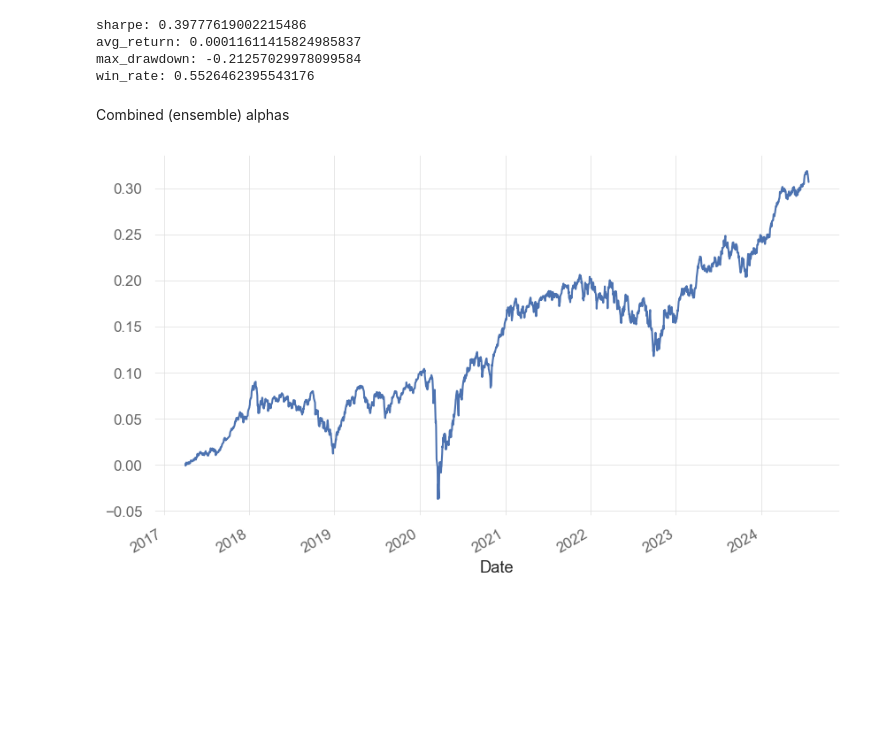
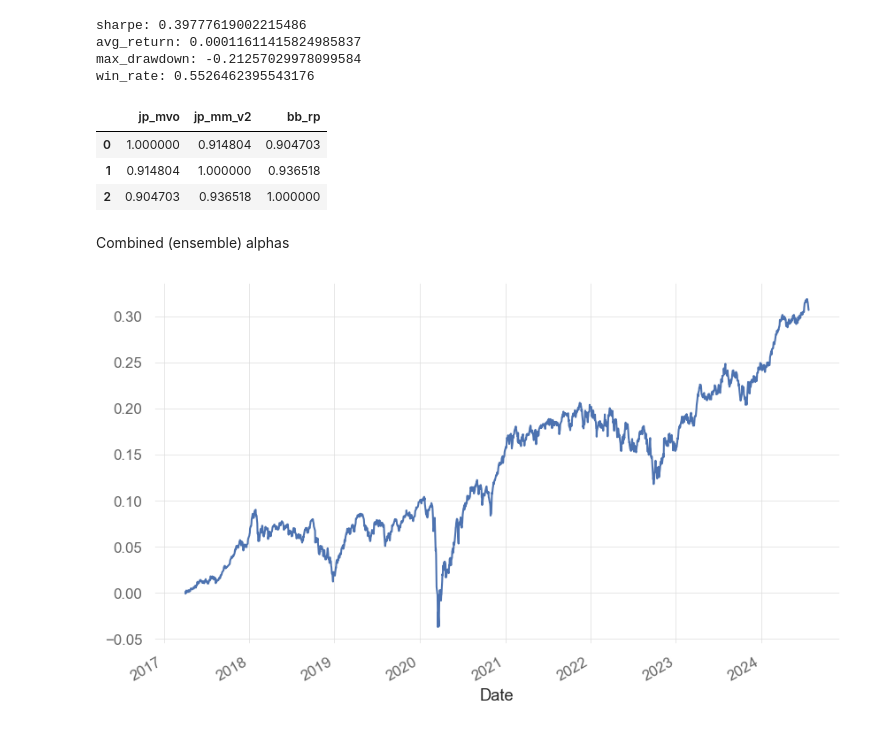
Before and after one commit to brianna1201/dbgaps2024, a Jupyter notebook: jaepil/ensemble.ipynb, the cells around one changed output. Cells and saved outputs as stored; diff of their text form; code cells hidden in the pictures; blank space fills up the shorter version.

Commit message:
Check alpha corr used in ensemble

```diff
--- a/jaepil/ensemble.ipynb
+++ b/jaepil/ensemble.ipynb
@@ -148,6 +148,23 @@ sharpe: 0.39777619002215486
 avg_return: 0.00011611415824985837
 max_drawdown: -0.21257029978099584
 win_rate: 0.5526462395543176
+# %%
+# Alpha correlations
+
+alpha_rets = [
+    jp_mvo_back.get_port_return(),
+    jp_mm_v2_back.get_port_return(),
+    bb_rp_back.get_port_return(),
+]
+
+alpha_corr = pd.concat(alpha_rets, axis=1).corr()
+alpha_corr.columns = ['jp_mvo', 'jp_mm_v2', 'bb_rp']
+alpha_corr
+# %% [output]
+|  | jp_mvo | jp_mm_v2 | bb_rp |
+| 0 | 1.000000 | 0.914804 | 0.904703 |
+| 1 | 0.914804 | 1.000000 | 0.936518 |
+| 2 | 0.904703 | 0.936518 | 1.000000 |
 # %% [markdown]
 Combined (ensemble) alphas
 # %%
```
Also changed, not shown: parts of 2 cells of this notebook.
